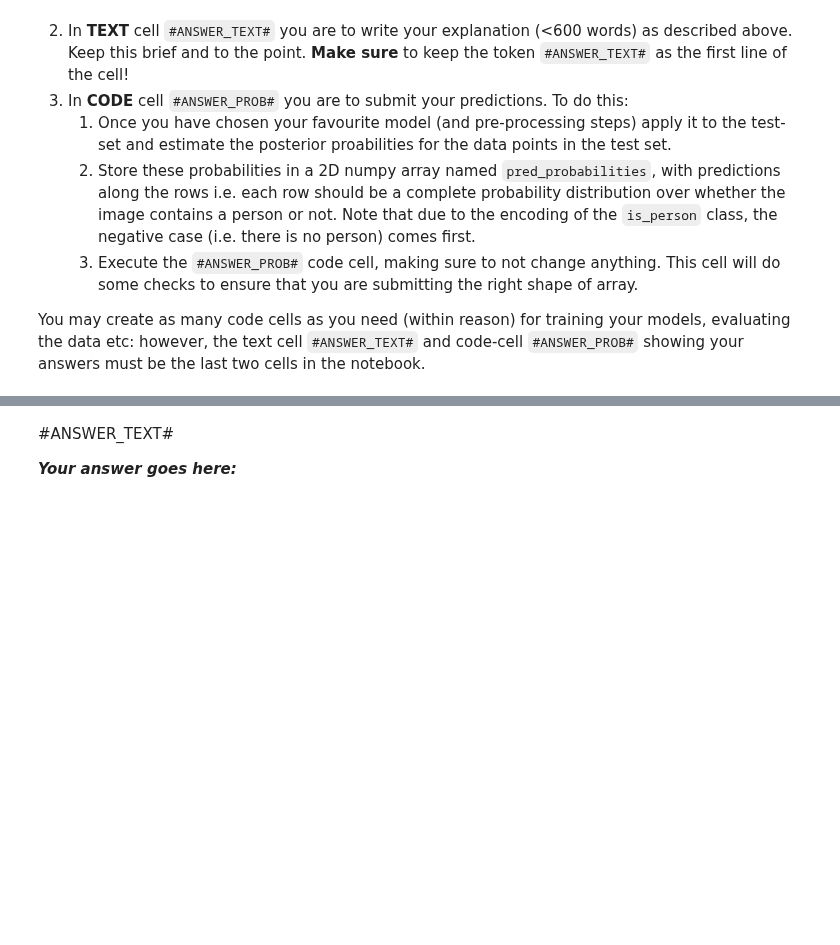
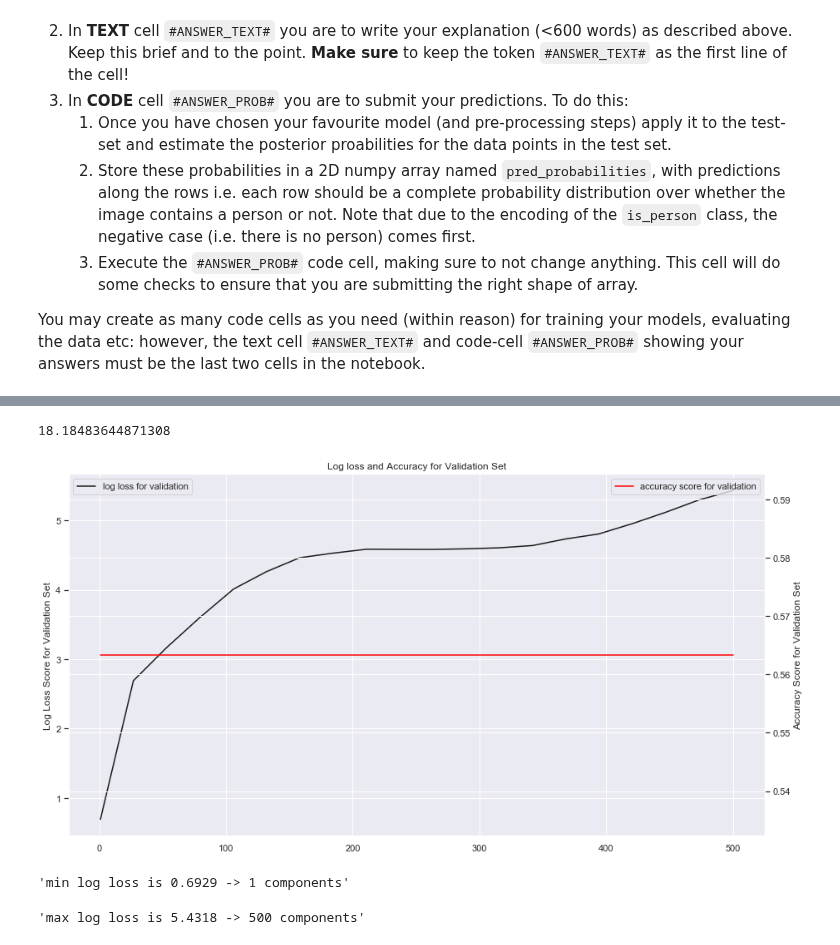
Before and after one commit to aadulan/iaml2018, a Jupyter notebook: Assignments/03_B_MiniChallenge.ipynb, the cells around one changed output, grey strips where cells are left out. Saved outputs shown, nothing was run; the diff lists cells and outputs as text; code cells hidden in the pictures; blank space fills up the shorter version.

Commit message:
try gaussiannb and pcas

```diff
--- a/Assignments/03_B_MiniChallenge.ipynb
+++ b/Assignments/03_B_MiniChallenge.ipynb
@@ -212,4 +194,64 @@ display(c_img,c_validate,c_test)
-# %% [markdown]
-#ANSWER_TEXT#
-
-***Your answer goes here:***
+# %%
+g_classifier = GaussianNB()
+g_classifier.fit(X_train,y_train)
+pred_v = g_classifier.predict_proba(X_validate)
+# pred_t = g_classifier.predict_proba(X_test)
+l_loss = log_loss(y_validate,pred_v)
+display(l_loss)
+# %% [output]
+18.18483644871308
+# %%
+# range for pca components
+pca_range = np.linspace(1, 500, 20, dtype=int)
+
+log_loss_gb = []
+
+# for loop to calculate log loss and accuracy for different components
+for i in pca_range:
+    pca = PCA(n_components=i)
+
+    train = pca.fit_transform(X_train)
+    validate = pca.transform(X_validate)
+
+    pclf = GaussianNB()
+    pclf.fit(train,y_train)
+    preds = pclf.predict_proba(validate)
+
+    loss =log_loss(y_validate, preds)
+    log_loss_gb.append(loss)
+    acc = pclf.score(validate, y_validate)
+
+#     print('For {} components we have a log loss of {:.4f} and an accuracy of {:.4f}'.format(i,loss,acc))
+
+# create a figure
+plt.figure(figsize=(15,8))
+
+# plot the log loss
+g = sns.lineplot(x=pca_range,
+                 y=log_loss_gb,
+                 label='log loss for validation',
+                 color='k')
+plt.ylabel('Log Loss Score for Validation Set')
+
+ax2 = g.twinx()
+
+# plot the accuracy score
+sns.lineplot(x=pca_range,
+             y=acc,
+             label='accuracy score for validation',
+             color='red')
+
+plt.ylabel('Accuracy Score for Validation Set')
+
+#--Title
+plt.title('Log loss and Accuracy for Validation Set')
+plt.show()
+
+display('min log loss is {:.4f} -> {} components'.format(min(log_loss_gb),
+                                                         pca_range[np.argmin(log_loss_gb)]))
+display('max log loss is {:.4f} -> {} components'.format(max(log_loss_gb),
+                                                         pca_range[np.argmax(log_loss_gb)]))
+# %% [output]
+[figure, added]
+'min log loss is 0.6929 -> 1 components'
+'max log loss is 5.4318 -> 500 components'
```
Also changed, not shown: parts of 3 cells of this notebook.
